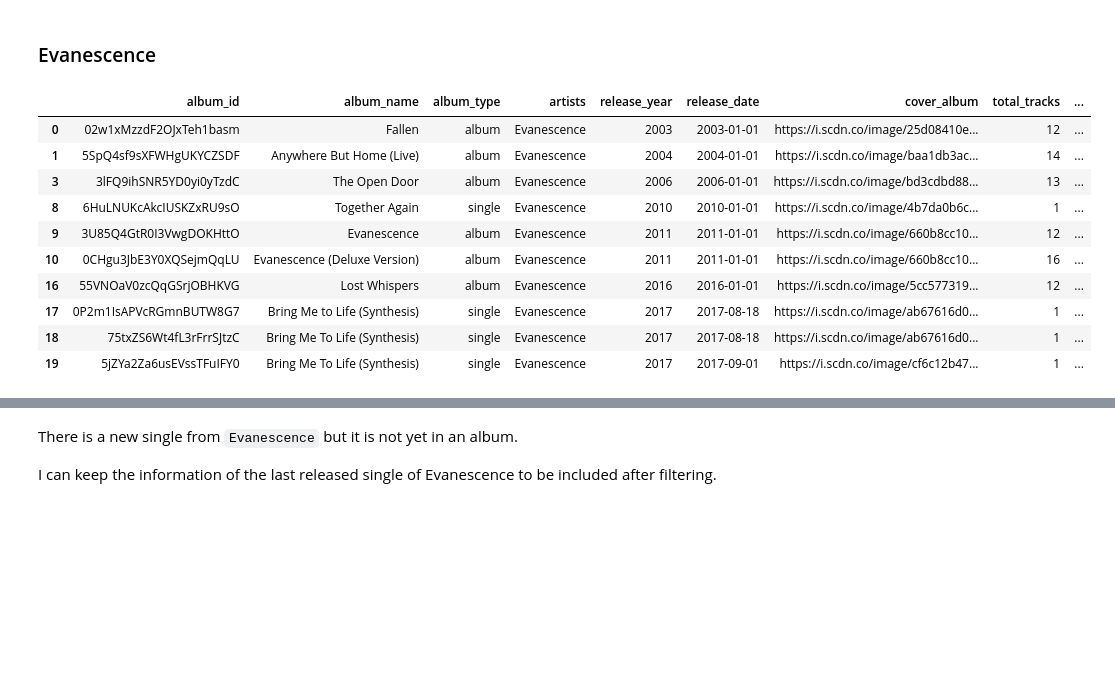
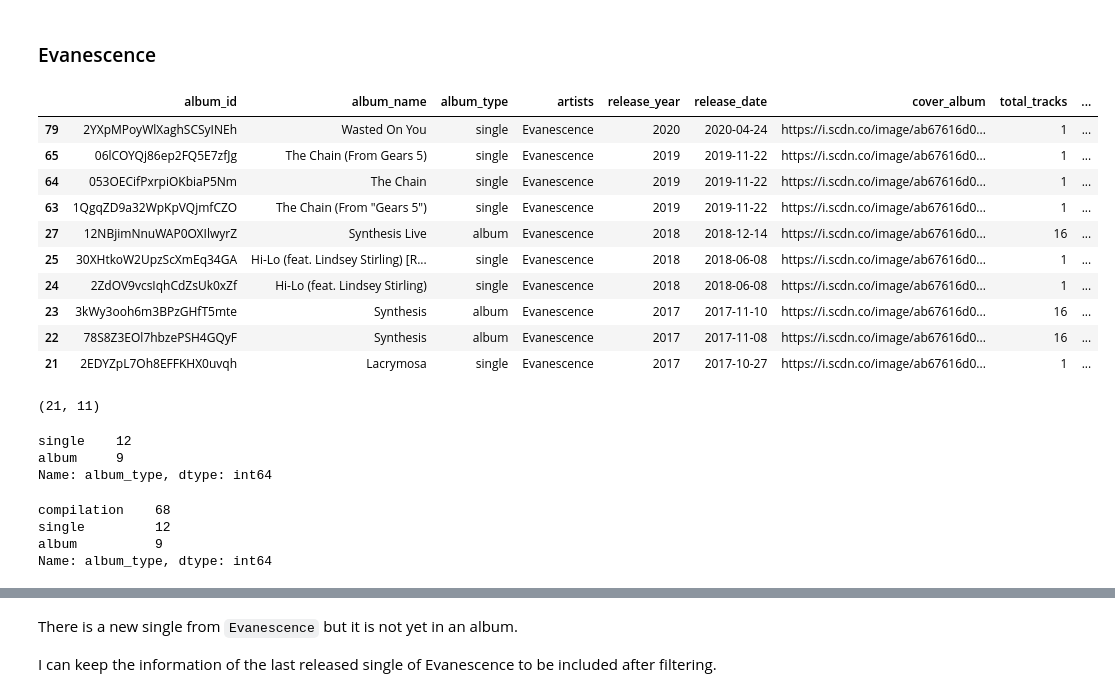
Before and after one commit to dpbac/evanescence_and_within_temptation_in_Python, a Jupyter notebook: notebook_02_retrieve_Spotify_data-Evanescence_Within_Temptation.ipynb, the cells around one changed output, grey strips where cells are left out. Saved outputs shown, nothing was run; the diff lists cells and outputs as text; code cells hidden in the pictures; blank space fills up the shorter version.

```diff
--- a/notebook_02_retrieve_Spotify_data-Evanescence_Within_Temptation.ipynb
+++ b/notebook_02_retrieve_Spotify_data-Evanescence_Within_Temptation.ipynb
@@ -244,5 +253,8 @@ def top_tracks_by_country(artist_id, country = 'US'):
     dict_top = {'track_id': track_id,
                'track_name': track_name,
                'track_popularity': track_popularity}
+    df = pd.DataFrame(dict_top)
+    df.sort_values('track_popularity', inplace = True, ascending = False)
+    df.reset_index(drop = True, inplace = True)
 
-    return pd.DataFrame(dict_top)
+    return df
@@ -342,0 +389,4 @@ At the end both countries like the same songs. However, _Faster_ and _Paradise_
+# %%
+# some cleaning so both dataframes have exactly the same track_names
+df_within_temptation_NL['track_name']=df_within_temptation_NL['track_name'].apply(lambda x: x.replace('[feat. Tarja]','').strip())
+df_within_temptation_NL
@@ -640,16 +702,33 @@ The reason I'm not usually including compilations is because they usually are an
 # %% [markdown]
 ### Evanescence
 # %%
-df_albums_evanescence[df_albums_evanescence['artists']=='Evanescence'].head(10)
+df_albums_evanescence[df_albums_evanescence['artists']=='Evanescence'].sort_values('release_date', ascending=False).head(10)
 # %% [output]
 |  | album_id | album_name | album_type | artists | release_year | release_date | cover_album | total_tracks | ... |
-| 0 | 02w1xMzzdF2OJxTeh1basm | Fallen | album | Evanescence | 2003 | 2003-01-01 | https://i.scdn.co/image/25d08410e... | 12 | ... |
-| 1 | 5SpQ4sf9sXFWHgUKYCZSDF | Anywhere But Home (Live) | album | Evanescence | 2004 | 2004-01-01 | https://i.scdn.co/image/baa1db3ac... | 14 | ... |
-| 3 | 3lFQ9ihSNR5YD0yi0yTzdC | The Open Door | album | Evanescence | 2006 | 2006-01-01 | https://i.scdn.co/image/bd3cdbd88... | 13 | ... |
-| 8 | 6HuLNUKcAkcIUSKZxRU9sO | Together Again | single | Evanescence | 2010 | 2010-01-01 | https://i.scdn.co/image/4b7da0b6c... | 1 | ... |
-| 9 | 3U85Q4GtR0I3VwgDOKHttO | Evanescence | album | Evanescence | 2011 | 2011-01-01 | https://i.scdn.co/image/660b8cc10... | 12 | ... |
-| 10 | 0CHgu3JbE3Y0XQSejmQqLU | Evanescence (Deluxe Version) | album | Evanescence | 2011 | 2011-01-01 | https://i.scdn.co/image/660b8cc10... | 16 | ... |
-| 16 | 55VNOaV0zcQqGSrjOBHKVG | Lost Whispers | album | Evanescence | 2016 | 2016-01-01 | https://i.scdn.co/image/5cc577319... | 12 | ... |
-| 17 | 0P2m1IsAPVcRGmnBUTW8G7 | Bring Me to Life (Synthesis) | single | Evanescence | 2017 | 2017-08-18 | https://i.scdn.co/image/ab67616d0... | 1 | ... |
-| 18 | 75txZS6Wt4fL3rFrrSJtzC | Bring Me To Life (Synthesis) | single | Evanescence | 2017 | 2017-08-18 | https://i.scdn.co/image/ab67616d0... | 1 | ... |
-| 19 | 5jZYa2Za6usEVssTFuIFY0 | Bring Me To Life (Synthesis) | single | Evanescence | 2017 | 2017-09-01 | https://i.scdn.co/image/cf6c12b47... | 1 | ... |
+| 79 | 2YXpMPoyWlXaghSCSyINEh | Wasted On You | single | Evanescence | 2020 | 2020-04-24 | https://i.scdn.co/image/ab67616d0... | 1 | ... |
+| 65 | 06lCOYQj86ep2FQ5E7zfJg | The Chain (From Gears 5) | single | Evanescence | 2019 | 2019-11-22 | https://i.scdn.co/image/ab67616d0... | 1 | ... |
+| 64 | 053OECifPxrpiOKbiaP5Nm | The Chain | single | Evanescence | 2019 | 2019-11-22 | https://i.scdn.co/image/ab67616d0... | 1 | ... |
+| 63 | 1QgqZD9a32WpKpVQjmfCZO | The Chain (From "Gears 5") | single | Evanescence | 2019 | 2019-11-22 | https://i.scdn.co/image/ab67616d0... | 1 | ... |
+| 27 | 12NBjimNnuWAP0OXIlwyrZ | Synthesis Live | album | Evanescence | 2018 | 2018-12-14 | https://i.scdn.co/image/ab67616d0... | 16 | ... |
+| 25 | 30XHtkoW2UpzScXmEq34GA | Hi-Lo (feat. Lindsey Stirling) [R... | single | Evanescence | 2018 | 2018-06-08 | https://i.scdn.co/image/ab67616d0... | 1 | ... |
+| 24 | 2ZdOV9vcsIqhCdZsUk0xZf | Hi-Lo (feat. Lindsey Stirling) | single | Evanescence | 2018 | 2018-06-08 | https://i.scdn.co/image/ab67616d0... | 1 | ... |
+| 23 | 3kWy3ooh6m3BPzGHfT5mte | Synthesis | album | Evanescence | 2017 | 2017-11-10 | https://i.scdn.co/image/ab67616d0... | 16 | ... |
+| 22 | 78S8Z3EOl7hbzePSH4GQyF | Synthesis | album | Evanescence | 2017 | 2017-11-08 | https://i.scdn.co/image/ab67616d0... | 16 | ... |
+| 21 | 2EDYZpL7Oh8EFFKHX0uvqh | Lacrymosa | single | Evanescence | 2017 | 2017-10-27 | https://i.scdn.co/image/ab67616d0... | 1 | ... |
+# %%
+df_albums_evanescence[df_albums_evanescence['artists']=='Evanescence'].shape
+# %% [output]
+(21, 11)
+# %%
+df_albums_evanescence[df_albums_evanescence['artists']=='Evanescence']['album_type'].value_counts()
+# %% [output]
+single    12
+album     9
+Name: album_type, dtype: int64
+# %%
+df_albums_evanescence['album_type'].value_counts()
+# %% [output]
+compilation    68
+single         12
+album          9
+Name: album_type, dtype: int64
```
Also changed, not shown: parts of 129 cells of this notebook, 6 other files.
